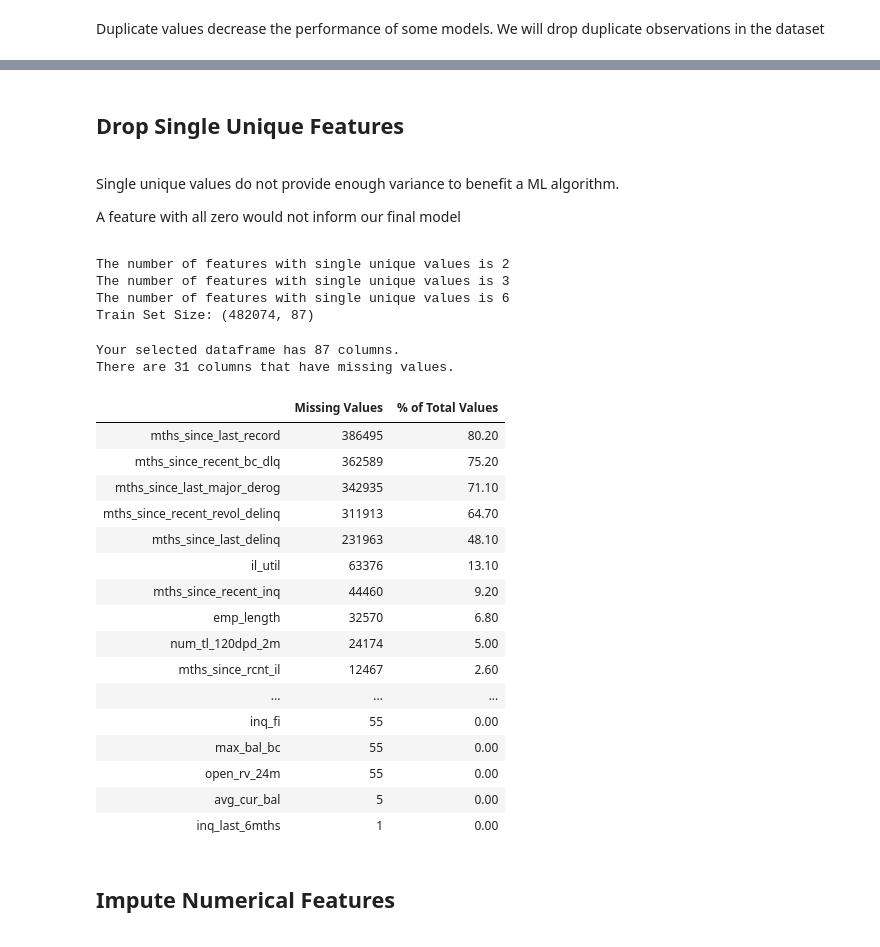
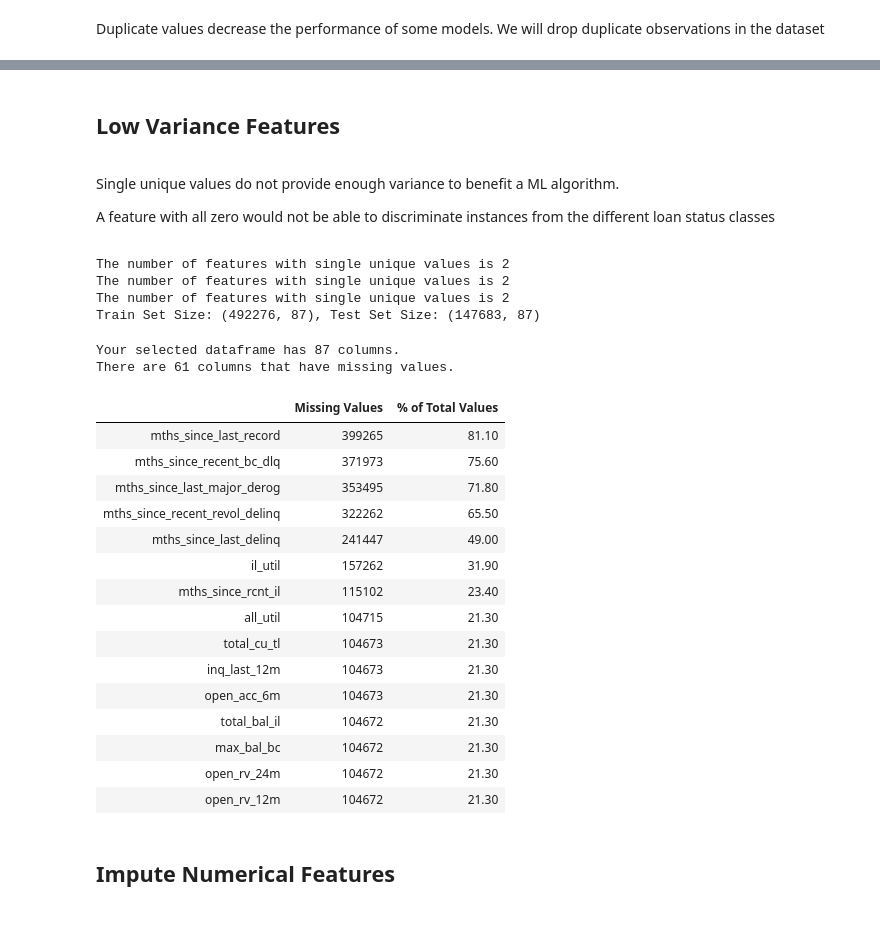
Before and after one commit to marcelkore/Predict_Good_Loans, a Jupyter notebook: Notebooks/LD_2-Pre-Process.ipynb, the cells around one changed output, grey strips where cells are left out. Saved outputs shown, nothing was run; the diff lists cells and outputs as text; code cells hidden in the pictures.

```diff
--- a/Notebooks/LD_2-Pre-Process.ipynb
+++ b/Notebooks/LD_2-Pre-Process.ipynb
@@ -159,6 +210,7 @@ class ConvertDataTypes(TransformerMixin,BaseEstimator):
         '''
         This transformer calls the convert_data_type function from the helpers_functions file.
         '''
+        df = helpers.reduce_mem_usage(df)
 
         df = helpers.convert_data_type(df)
 
@@ -168,12 +220,8 @@ class ConvertDataTypes(TransformerMixin,BaseEstimator):
 data_type_encoder = ConvertDataTypes()
 
 #fit transform dataset
-train_set = data_type_encoder.fit_transform(train_set)
-
-#fit transform dataset
-test_set_2018 = data_type_encoder.fit_transform(test_set_2018)
-test_set_2019 = data_type_encoder.fit_transform(test_set_2019)
+df = data_type_encoder.fit_transform(df)
 
 # confirm
-print("Train Set Size: {}".format(train_set.shape))
+print("Train Set Size: {}".format(df.shape))
 # %% [output]
@@ -186,0 +234,3 @@ Train Set Size: (877986, 152)
+# %%
+# split the data into two - a train set with 70% and 30% for validation and hold-out test
+train_set, set_b = train_test_split(df,test_size=0.30, random_state=2019, stratify=df['loan_status'])
@@ -224,13 +259,0 @@ class ProcessTargetFeature(TransformerMixin,BaseEstimator):
-# %%
-# create transformer
-target_encoder = ProcessTargetFeature()
-
-#fit transform train and test sets
-train_set = target_encoder.fit_transform(train_set)
-
-#fit transform dataset
-test_set_2018 = target_encoder.fit_transform(test_set_2018)
-test_set_2019 = target_encoder.fit_transform(test_set_2019)
-
-# confirm
-print("Train Set Size: {}".format(train_set.shape))
@@ -499,9 +499,9 @@ Train Set Size: (482074, 89)
 # %% [markdown]
-<h2><b> Drop Single Unique Features <b></h2>
+<h2><b> Low Variance Features <b></h2>
 <a id="single_unique"></a>
 # %% [markdown]
 <p> Single unique values do not provide enough variance to benefit a ML algorithm. <p>
-<p> A feature with all zero would not inform our final model <p>
+<p> A feature with all zero would not be able to discriminate instances from the different loan status classes <p>
 # %%
 class LowVarianceTransformer(TransformerMixin,BaseEstimator):
     """
@@ -539,39 +539,38 @@ drop_low_variance= LowVarianceTransformer()
 train_set = drop_low_variance.fit_transform(train_set)
 
 #fit transform dataset
-test_set_2018 = drop_low_variance.fit_transform(test_set_2018)
-test_set_2019 = drop_low_variance.fit_transform(test_set_2019)
+test_set = drop_low_variance.fit_transform(test_set)
+hold_out_test = drop_low_variance.fit_transform(hold_out_test)
 
 # confirm
-print("Train Set Size: {}".format(train_set.shape))
+print("Train Set Size: {}, Test Set Size: {}".format(train_set.shape, test_set.shape))
 # %% [output]
 The number of features with single unique values is 2
-The number of features with single unique values is 3
-The number of features with single unique values is 6
-Train Set Size: (482074, 87)
+The number of features with single unique values is 2
+The number of features with single unique values is 2
+Train Set Size: (492276, 87), Test Set Size: (147683, 87)
 # %%
 # check number of features with missing values in the dataset
-helpers.missing_values_table(train_set)
+helpers.missing_values_table(train_set).head(15)
 # %% [output]
 Your selected dataframe has 87 columns.
-There are 31 columns that have missing values.
+There are 61 columns that have missing values.
 |  | Missing Values | % of Total Values |
-| mths_since_last_record | 386495 | 80.20 |
-| mths_since_recent_bc_dlq | 362589 | 75.20 |
-| mths_since_last_major_derog | 342935 | 71.10 |
-| mths_since_recent_revol_delinq | 311913 | 64.70 |
-| mths_since_last_delinq | 231963 | 48.10 |
-| il_util | 63376 | 13.10 |
-| mths_since_recent_inq | 44460 | 9.20 |
-| emp_length | 32570 | 6.80 |
-| num_tl_120dpd_2m | 24174 | 5.00 |
-| mths_since_rcnt_il | 12467 | 2.60 |
-| ... | ... | ... |
-| inq_fi | 55 | 0.00 |
-| max_bal_bc | 55 | 0.00 |
-| open_rv_24m | 55 | 0.00 |
-| avg_cur_bal | 5 | 0.00 |
-| inq_last_6mths | 1 | 0.00 |
+| mths_since_last_record | 399265 | 81.10 |
+| mths_since_recent_bc_dlq | 371973 | 75.60 |
+| mths_since_last_major_derog | 353495 | 71.80 |
+| mths_since_recent_revol_delinq | 322262 | 65.50 |
+| mths_since_last_delinq | 241447 | 49.00 |
+| il_util | 157262 | 31.90 |
+| mths_since_rcnt_il | 115102 | 23.40 |
+| all_util | 104715 | 21.30 |
+| total_cu_tl | 104673 | 21.30 |
+| inq_last_12m | 104673 | 21.30 |
+| open_acc_6m | 104673 | 21.30 |
+| total_bal_il | 104672 | 21.30 |
+| max_bal_bc | 104672 | 21.30 |
+| open_rv_24m | 104672 | 21.30 |
+| open_rv_12m | 104672 | 21.30 |
 # %% [markdown]
 <h2><b> Impute Numerical Features <b></h2>
 <a id="impute_numerical"></a>
```
Also changed, not shown: parts of 65 cells of this notebook, 8 other files.
